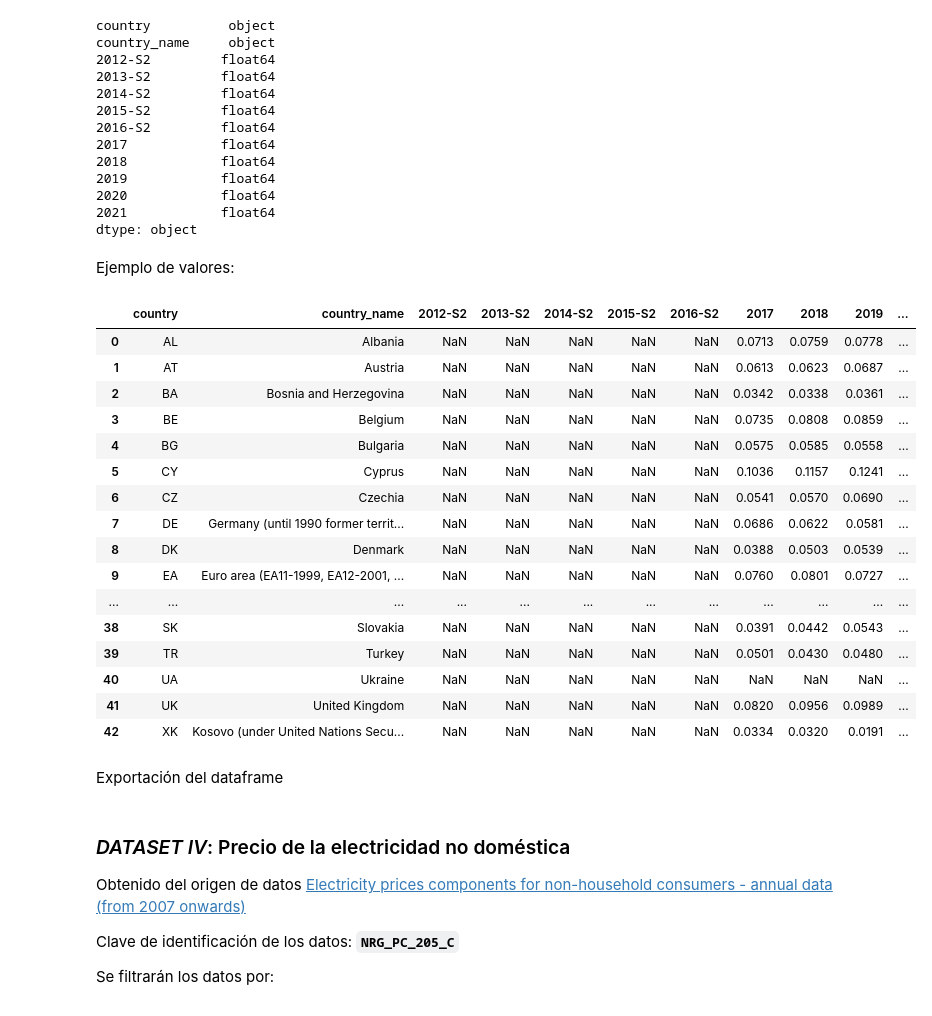
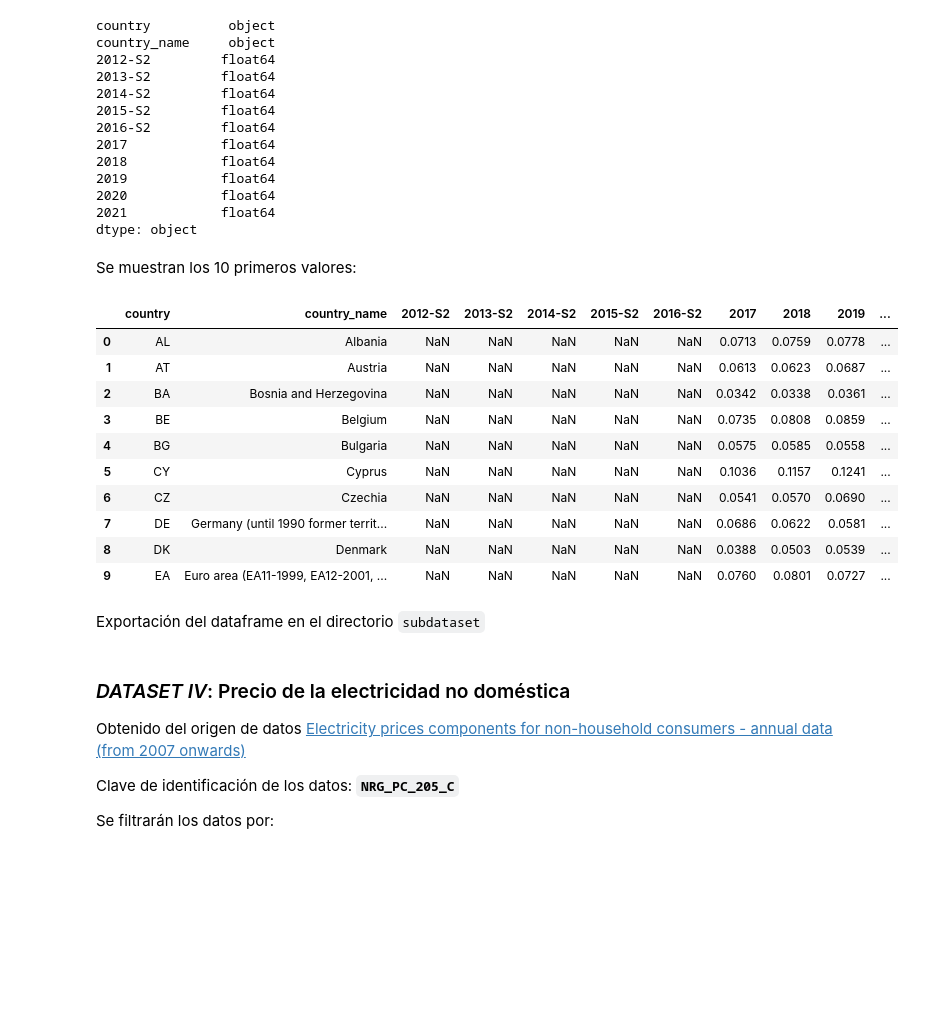
Before and after one commit to tipologia-datos-UOC-pract-jonas-miguel/pract-1, a Jupyter notebook: notebook/pract-1.ipynb, the cells around one changed output. Cells and saved outputs as stored; diff of their text form; code cells hidden in the pictures; blank space fills up the shorter version.

```diff
--- a/notebook/pract-1.ipynb
+++ b/notebook/pract-1.ipynb
@@ -292,29 +282,23 @@ country_name     object
 2021            float64
 dtype: object
 # %% [markdown]
-Ejemplo de valores:
+Se muestran los 10 primeros valores:
 # %%
-data_electricity_prices_household_consumers
+data_electricity_prices_household_consumers.head(10)
 # %% [output]
 |  | country | country_name | 2012-S2 | 2013-S2 | 2014-S2 | 2015-S2 | 2016-S2 | 2017 | 2018 | 2019 | ... |
 | 0 | AL | Albania | NaN | NaN | NaN | NaN | NaN | 0.0713 | 0.0759 | 0.0778 | ... |
 | 1 | AT | Austria | NaN | NaN | NaN | NaN | NaN | 0.0613 | 0.0623 | 0.0687 | ... |
 | 2 | BA | Bosnia and Herzegovina | NaN | NaN | NaN | NaN | NaN | 0.0342 | 0.0338 | 0.0361 | ... |
 | 3 | BE | Belgium | NaN | NaN | NaN | NaN | NaN | 0.0735 | 0.0808 | 0.0859 | ... |
 | 4 | BG | Bulgaria | NaN | NaN | NaN | NaN | NaN | 0.0575 | 0.0585 | 0.0558 | ... |
 | 5 | CY | Cyprus | NaN | NaN | NaN | NaN | NaN | 0.1036 | 0.1157 | 0.1241 | ... |
 | 6 | CZ | Czechia | NaN | NaN | NaN | NaN | NaN | 0.0541 | 0.0570 | 0.0690 | ... |
 | 7 | DE | Germany (until 1990 former territ... | NaN | NaN | NaN | NaN | NaN | 0.0686 | 0.0622 | 0.0581 | ... |
 | 8 | DK | Denmark | NaN | NaN | NaN | NaN | NaN | 0.0388 | 0.0503 | 0.0539 | ... |
 | 9 | EA | Euro area (EA11-1999, EA12-2001, ... | NaN | NaN | NaN | NaN | NaN | 0.0760 | 0.0801 | 0.0727 | ... |
-| ... | ... | ... | ... | ... | ... | ... | ... | ... | ... | ... | ... |
-| 38 | SK | Slovakia | NaN | NaN | NaN | NaN | NaN | 0.0391 | 0.0442 | 0.0543 | ... |
-| 39 | TR | Turkey | NaN | NaN | NaN | NaN | NaN | 0.0501 | 0.0430 | 0.0480 | ... |
-| 40 | UA | Ukraine | NaN | NaN | NaN | NaN | NaN | NaN | NaN | NaN | ... |
-| 41 | UK | United Kingdom | NaN | NaN | NaN | NaN | NaN | 0.0820 | 0.0956 | 0.0989 | ... |
-| 42 | XK | Kosovo (under United Nations Secu... | NaN | NaN | NaN | NaN | NaN | 0.0334 | 0.0320 | 0.0191 | ... |
 # %% [markdown]
-Exportación del dataframe
+Exportación del dataframe en el directorio `subdataset`
 # %%
 export_dataframe(
     df = data_electricity_prices_household_consumers,
```
Also changed, not shown: parts of 78 cells of this notebook, 6 other files.
